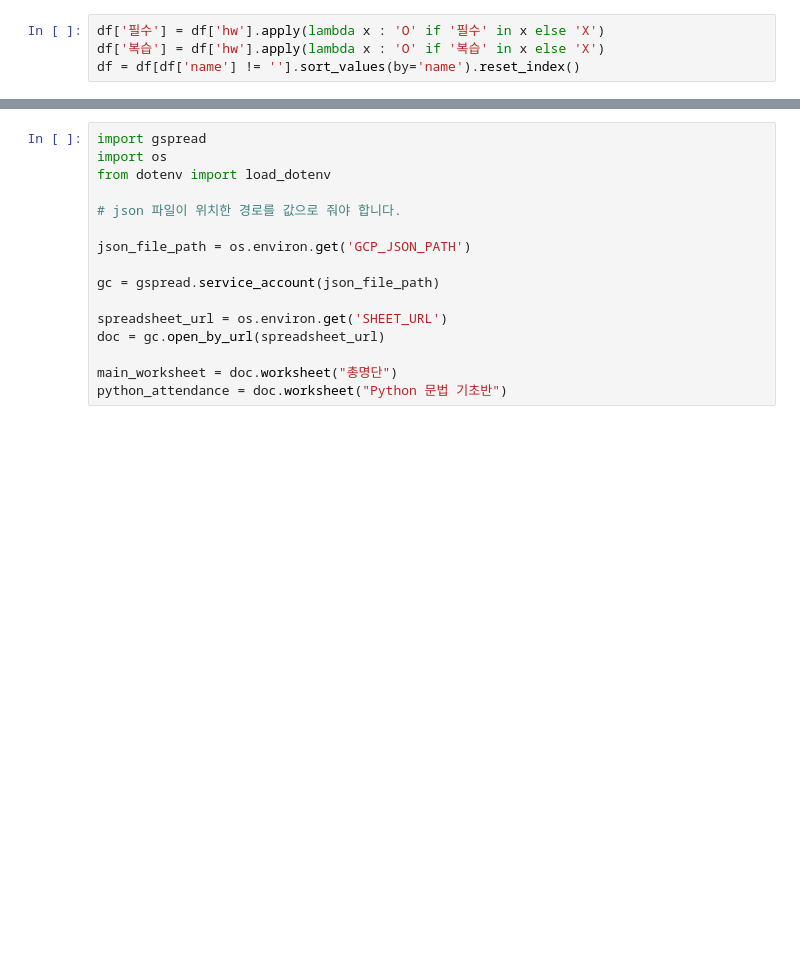
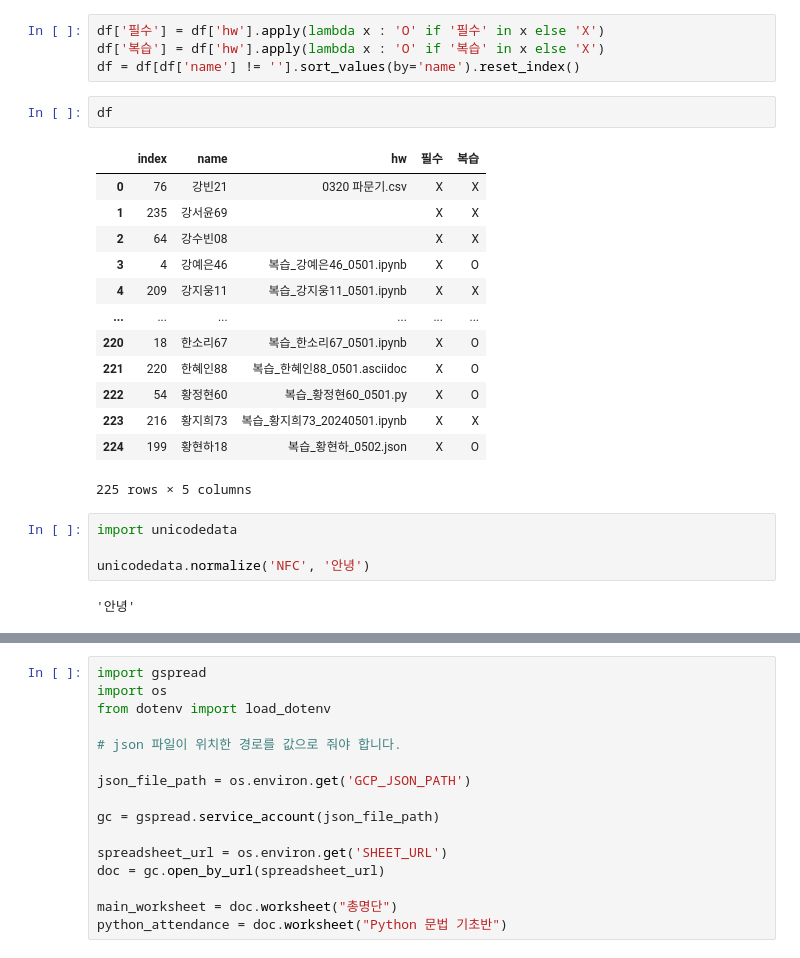
Before and after one commit to Jinu-uu/bda_cicd, a Jupyter notebook: homework.ipynb, the cells around one changed output, grey strips where cells are left out. Saved outputs shown, nothing was run; the diff lists cells and outputs as text; blank space fills up the shorter version.

Commit message:
+test finish +refactoring start +write json file

```diff
--- a/homework.ipynb
+++ b/homework.ipynb
@@ -114,3 +145,25 @@ df
 df['필수'] = df['hw'].apply(lambda x : 'O' if '필수' in x else 'X')
 df['복습'] = df['hw'].apply(lambda x : 'O' if '복습' in x else 'X')
 df = df[df['name'] != ''].sort_values(by='name').reset_index()
+# %%
+df
+# %% [output]
+|  | index | name | hw | 필수 | 복습 |
+| 0 | 76 | 강빈21 | 0320 파문기.csv | X | X |
+| 1 | 235 | 강서윤69 |  | X | X |
+| 2 | 64 | 강수빈08 |  | X | X |
+| 3 | 4 | 강예은46 | 복습_강예은46_0501.ipynb | X | O |
+| 4 | 209 | 강지웅11 | 복습_강지웅11_0501.ipynb | X | X |
+| ... | ... | ... | ... | ... | ... |
+| 220 | 18 | 한소리67 | 복습_한소리67_0501.ipynb | X | O |
+| 221 | 220 | 한혜인88 | 복습_한혜인88_0501.asciidoc | X | O |
+| 222 | 54 | 황정현60 | 복습_황정현60_0501.py | X | O |
+| 223 | 216 | 황지희73 | 복습_황지희73_20240501.ipynb | X | X |
+| 224 | 199 | 황현하18 | 복습_황현하_0502.json | X | O |
+225 rows × 5 columns
+# %%
+import unicodedata
+
+unicodedata.normalize('NFC', '안녕')
+# %% [output]
+'안녕'
```
Also changed, not shown: parts of 9 cells of this notebook, 5 other files.
